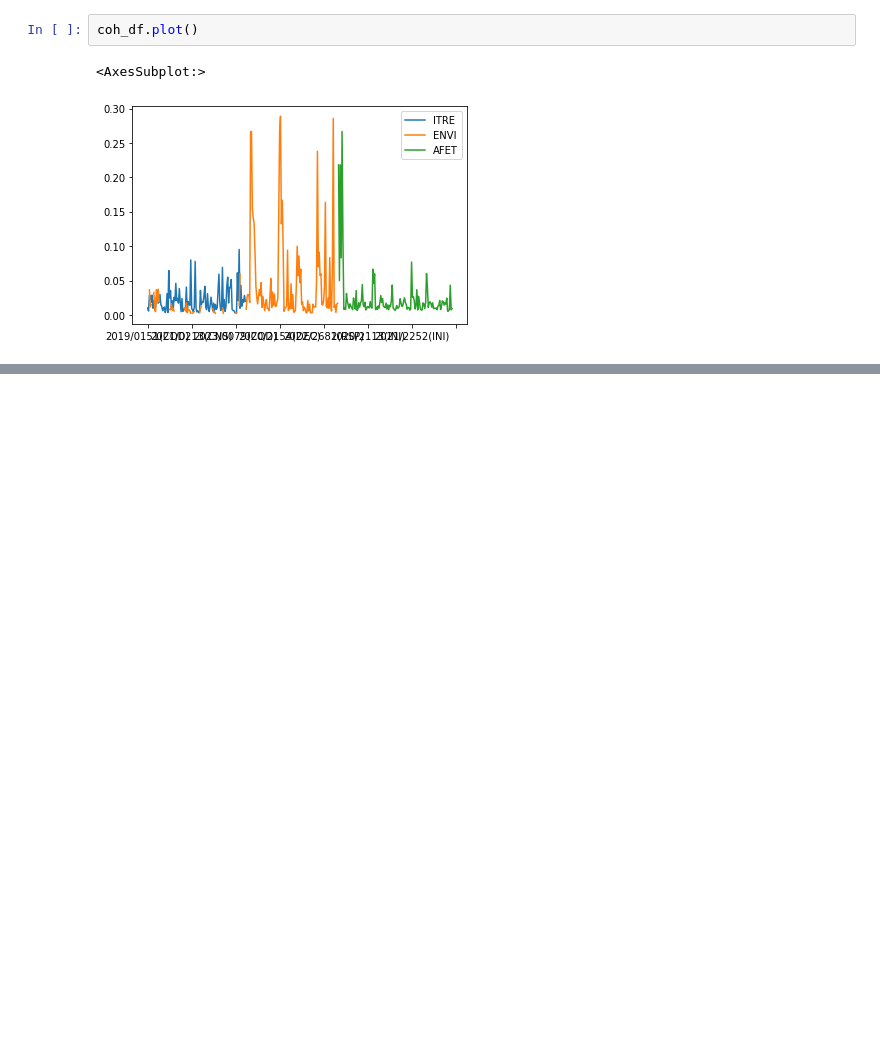
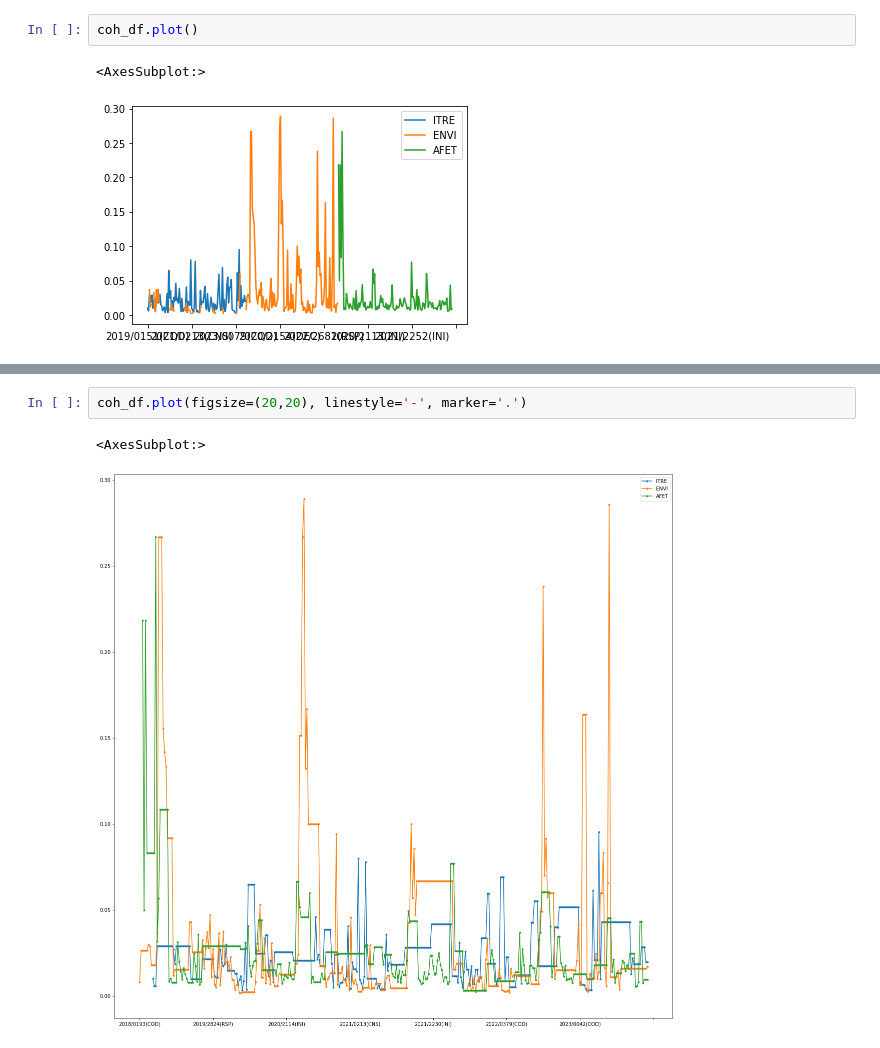
Before and after one commit to maritsm/temalabor-2023, a Jupyter notebook: splitbigboy.ipynb, the cells around one changed output, grey strips where cells are left out. Drawn from its saved outputs; the diff is of its cells as text; blank space fills up the shorter version.

```diff
--- a/splitbigboy.ipynb
+++ b/splitbigboy.ipynb
@@ -96,0 +109,5 @@ coh_df.plot()
+# %%
+coh_df.plot(figsize=(20,20), linestyle='-', marker='.')
+# %% [output]
+<AxesSubplot:>
+[figure, added]
```
Also changed, not shown: parts of 4 cells of this notebook, 1 other file.
